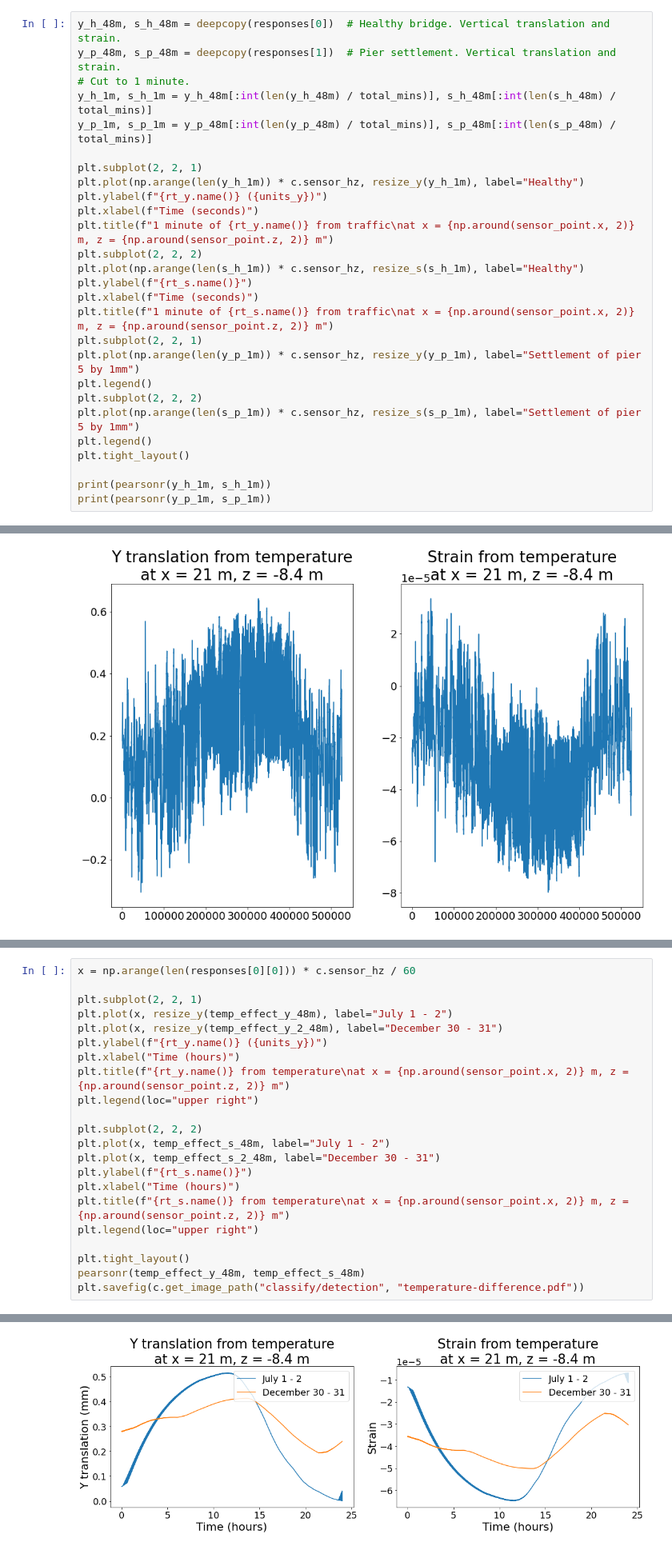
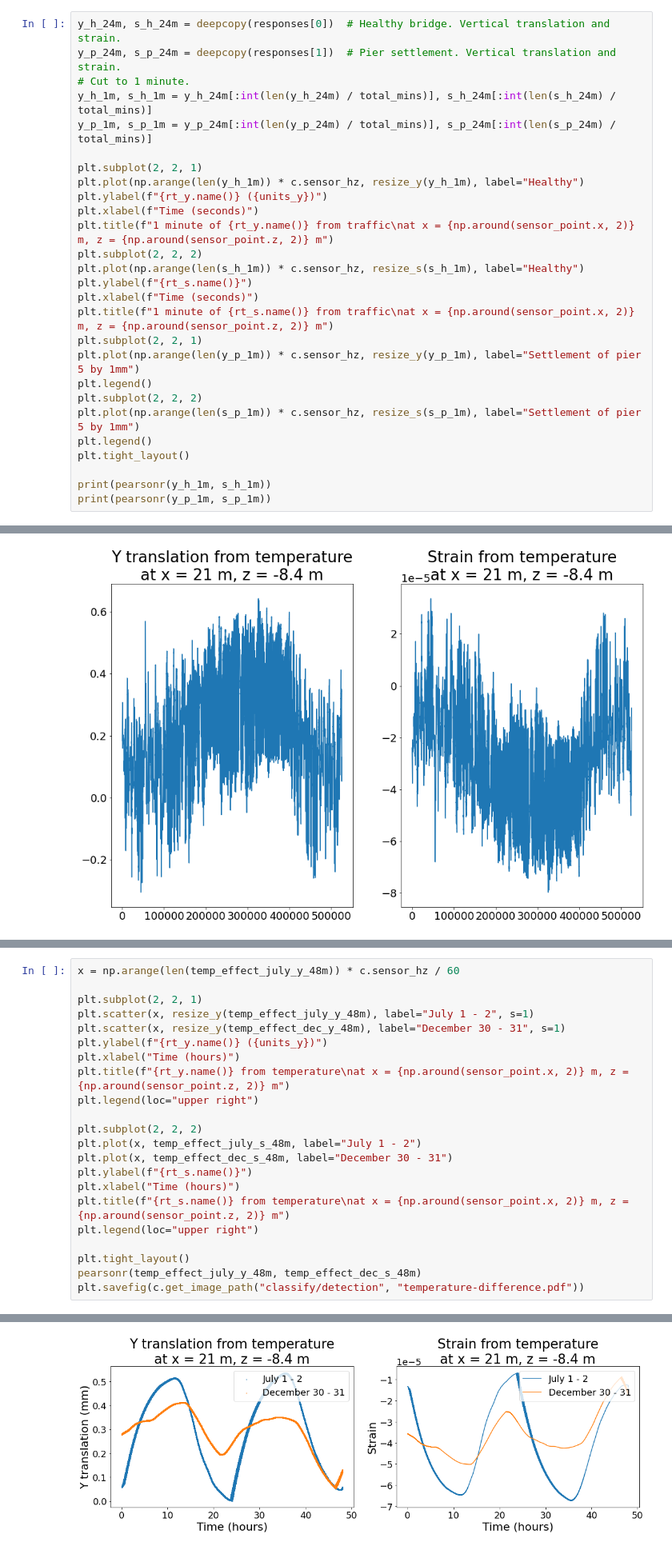
Before and after one commit to jerbaroo/bridge-sim, a Jupyter notebook: notebooks/temperature.ipynb, the cells around one changed output, grey strips where cells are left out. Shown at 80% size. Cells and saved outputs as stored; diff of their text form.

```diff
--- a/notebooks/temperature.ipynb
+++ b/notebooks/temperature.ipynb
@@ -170,11 +170,11 @@ INFO: 24/24: Built FEMResponses in 0.02s, (ResponseType.Strain)
 # Example of traffic responses
 The vertical translation and strain responses from the healthy bridge and under pier settlement, at the same point, are compared to get an idea of what the signal due to traffic looks like. At this sensor the vertical translation and strain responses are highly correlated, 0.96.
 # %%
-y_h_48m, s_h_48m = deepcopy(responses[0])  # Healthy bridge. Vertical translation and strain.
-y_p_48m, s_p_48m = deepcopy(responses[1])  # Pier settlement. Vertical translation and strain.
+y_h_24m, s_h_24m = deepcopy(responses[0])  # Healthy bridge. Vertical translation and strain.
+y_p_24m, s_p_24m = deepcopy(responses[1])  # Pier settlement. Vertical translation and strain.
 # Cut to 1 minute.
-y_h_1m, s_h_1m = y_h_48m[:int(len(y_h_48m) / total_mins)], s_h_48m[:int(len(s_h_48m) / total_mins)]
-y_p_1m, s_p_1m = y_p_48m[:int(len(y_p_48m) / total_mins)], s_p_48m[:int(len(s_p_48m) / total_mins)]
+y_h_1m, s_h_1m = y_h_24m[:int(len(y_h_24m) / total_mins)], s_h_24m[:int(len(s_h_24m) / total_mins)]
+y_p_1m, s_p_1m = y_p_24m[:int(len(y_p_24m) / total_mins)], s_p_24m[:int(len(s_p_24m) / total_mins)]
 
 plt.subplot(2, 2, 1)
 plt.plot(np.arange(len(y_h_1m)) * c.sensor_hz, resize_y(y_h_1m), label="Healthy")
@@ -297,25 +257,25 @@ INFO: Length per minute = 100, speed_up = 60
 # %%
-x = np.arange(len(responses[0][0])) * c.sensor_hz / 60
+x = np.arange(len(temp_effect_july_y_48m)) * c.sensor_hz / 60
 
 plt.subplot(2, 2, 1)
-plt.plot(x, resize_y(temp_effect_y_48m), label="July 1 - 2")
-plt.plot(x, resize_y(temp_effect_y_2_48m), label="December 30 - 31")
+plt.scatter(x, resize_y(temp_effect_july_y_48m), label="July 1 - 2", s=1)
+plt.scatter(x, resize_y(temp_effect_dec_y_48m), label="December 30 - 31", s=1)
 plt.ylabel(f"{rt_y.name()} ({units_y})")
 plt.xlabel("Time (hours)")
 plt.title(f"{rt_y.name()} from temperature\nat x = {np.around(sensor_point.x, 2)} m, z = {np.around(sensor_point.z, 2)} m")
 plt.legend(loc="upper right")
 
 plt.subplot(2, 2, 2)
-plt.plot(x, temp_effect_s_48m, label="July 1 - 2")
-plt.plot(x, temp_effect_s_2_48m, label="December 30 - 31")
+plt.plot(x, temp_effect_july_s_48m, label="July 1 - 2")
+plt.plot(x, temp_effect_dec_s_48m, label="December 30 - 31")
 plt.ylabel(f"{rt_s.name()}")
 plt.xlabel("Time (hours)")
 plt.title(f"{rt_s.name()} from temperature\nat x = {np.around(sensor_point.x, 2)} m, z = {np.around(sensor_point.z, 2)} m")
 plt.legend(loc="upper right")
 
 plt.tight_layout()
-pearsonr(temp_effect_y_48m, temp_effect_s_48m)
+pearsonr(temp_effect_july_y_48m, temp_effect_dec_s_48m)
 plt.savefig(c.get_image_path("classify/detection", "temperature-difference.pdf"))
 # %% [output]
 INFO: Saving image to /Users/jeremy/Desktop/mesh-med-600/generated-data-images/bridge-705-med-3d/healthy/classify/detection/temperature-difference.pdf
-[figure, old version]
+[figure, new version]
```
Also changed, not shown: parts of 4 cells of this notebook, 1 other file.
